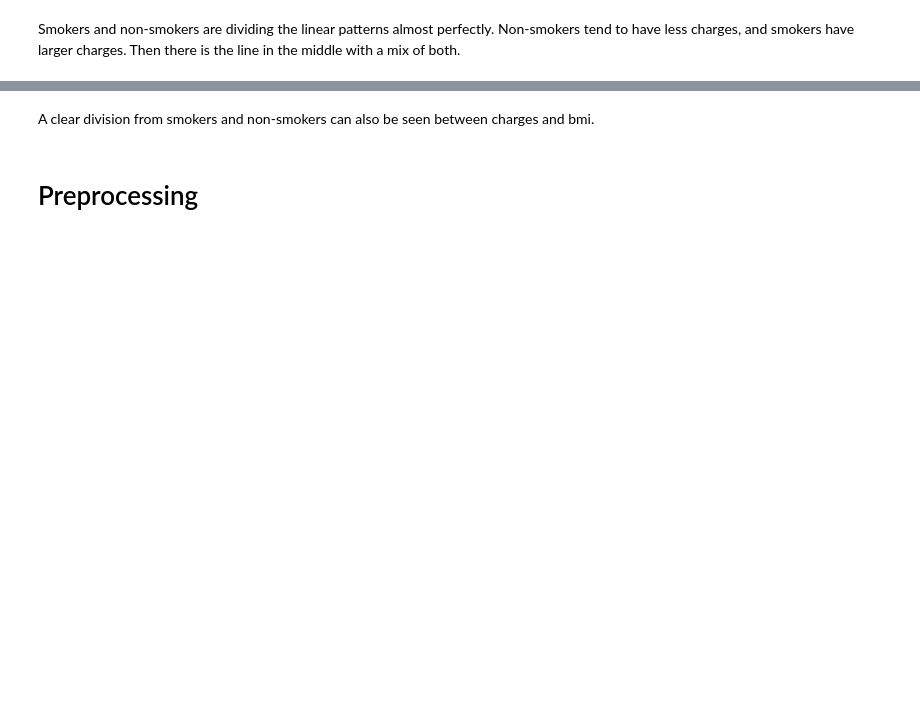
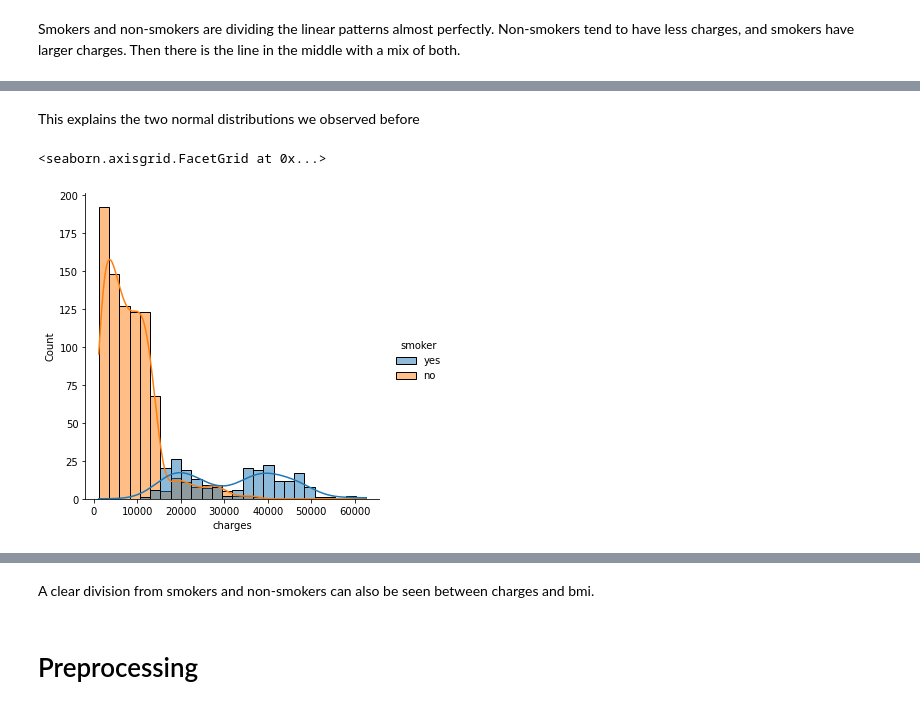
Before and after one commit to GeorgeNMJ/Kaggle-Medical-Cost, a Jupyter notebook: medical-cost-notebook-linear-regression.ipynb, the cells around one changed output, grey strips where cells are left out. Drawn from its saved outputs; the diff is of its cells as text; code cells hidden in the pictures; blank space fills up the shorter version.

```diff
--- a/medical-cost-notebook-linear-regression.ipynb
+++ b/medical-cost-notebook-linear-regression.ipynb
@@ -141,3 +143,11 @@ sns.boxplot(x = 'smoker', y = 'charges', data = train_df)
+# %% [markdown]
+This explains the two normal distributions we observed before
+# %%
+# Distribution of the response
+sns.displot(x='charges', data = train_df, kde = True, hue = 'smoker')
+# %% [output]
+<seaborn.axisgrid.FacetGrid at 0x...>
+[figure, added]
 # %%
 sns.pairplot(train_df, hue = 'smoker')
 # %% [output]
```
Also changed, not shown: parts of 113 cells of this notebook.
